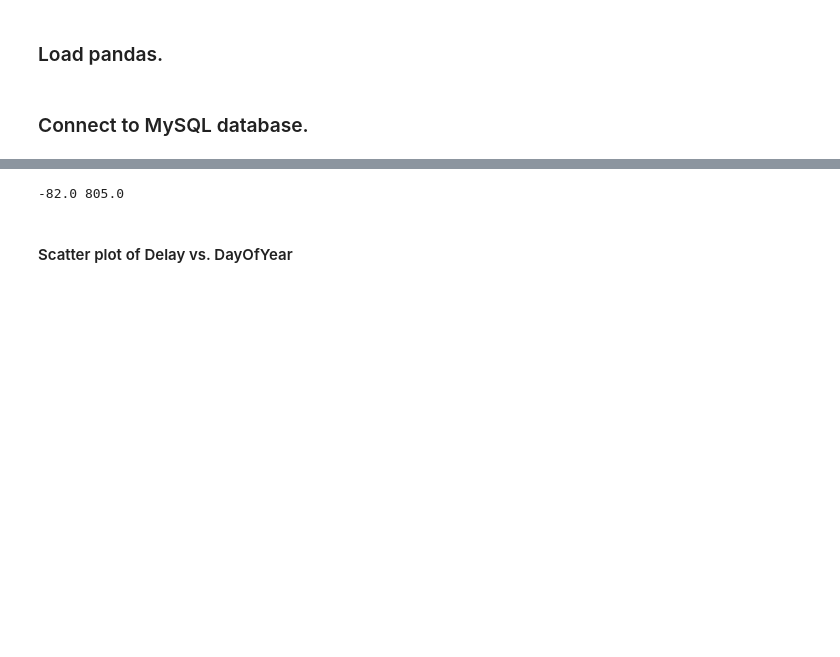
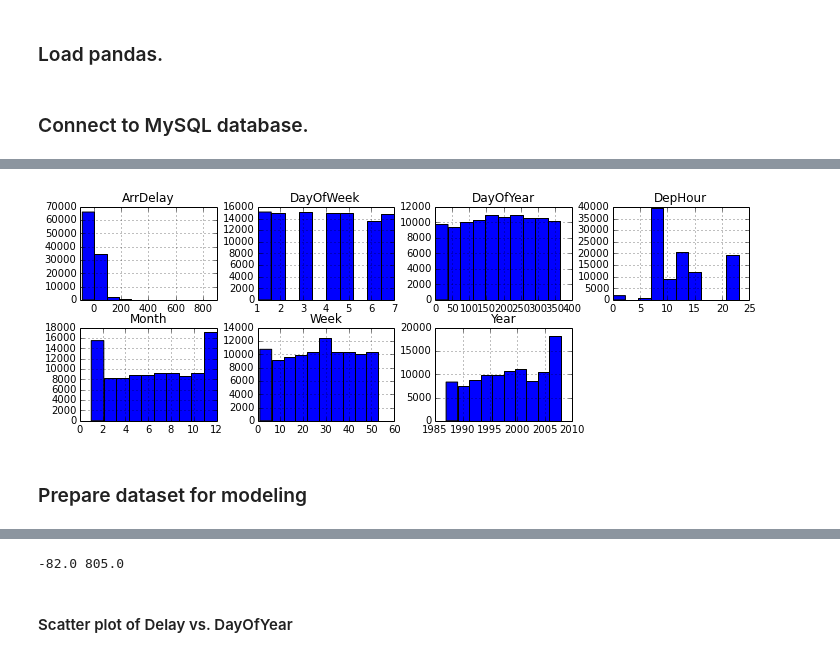
Before and after one commit to mqk/DelayMeNot, a Jupyter notebook: notebooks/model.ipynb, the cells around one changed output, grey strips where cells are left out. Drawn from its saved outputs; the diff is of its cells as text; code cells hidden in the pictures; blank space fills up the shorter version.

```diff
--- a/notebooks/model.ipynb
+++ b/notebooks/model.ipynb
@@ -9,8 +9,7 @@ from pandas import Series, DataFrame
 ### Connect to MySQL database. ###
 # %%
 import MySQLdb
-
-db = MySQLdb.connect(host="localhost",
+db = MySQLdb.connect(host="virginia.dyndns-at-home.com",
 		     user="mqk",
 		     passwd="z2yv52K*hJ<otclN",
 		     db="DelayMeNot",
@@ -31,0 +102,23 @@ Contains 105628 rows.
+# %%
+cur = db.cursor()
+## cur.execute("select Year, Month, DayofMonth, DayOfWeek, CRSDepTime, UniqueCarrier, ArrDelay from flights_100000 where Origin = 'SFO' and Dest = 'JFK';")
+cur.execute("select Year, Month, DayofMonth, DayOfWeek, CRSDepTime, UniqueCarrier, ArrDelay from flights_SFOtoJFK;")
+rows = cur.fetchall()
+# %%
+### Convert to DataFrame
+
+df = DataFrame(list(rows), columns=['Year', 'Month', 'DayOfMonth', 'DayOfWeek', 'CRSDepTime', 'Carrier', 'ArrDelay'])
+
+### drop columns without delays (cancellations)
+df = df.dropna()
+
+### Create some auxiliary columns
+import datetime
+
+df['DayOfYear'] = df.apply( lambda x: datetime.datetime(x['Year'],x['Month'],x['DayOfMonth']).timetuple().tm_yday, axis=1)
+df['Week'] = df['DayOfYear'] / 7 + 1
+df['DepHour'] = df['CRSDepTime']/100 + df['CRSDepTime']%100 / 60.0
+
+df = df.drop(['DayOfMonth','CRSDepTime'],axis=1).sort_index(axis=1)
+
+df.head()
@@ -31,0 +132,8 @@ Contains 105628 rows.
+# %%
+cols = list(df.columns)
+cols.remove('Carrier')
+df.hist(column=cols,figsize=(12,6),layout=(3,4));
+# %% [output]
+[figure, added]
+# %% [markdown]
+### Prepare dataset for modeling ###
```
Also changed, not shown: parts of 27 cells of this notebook, 34 other files.
